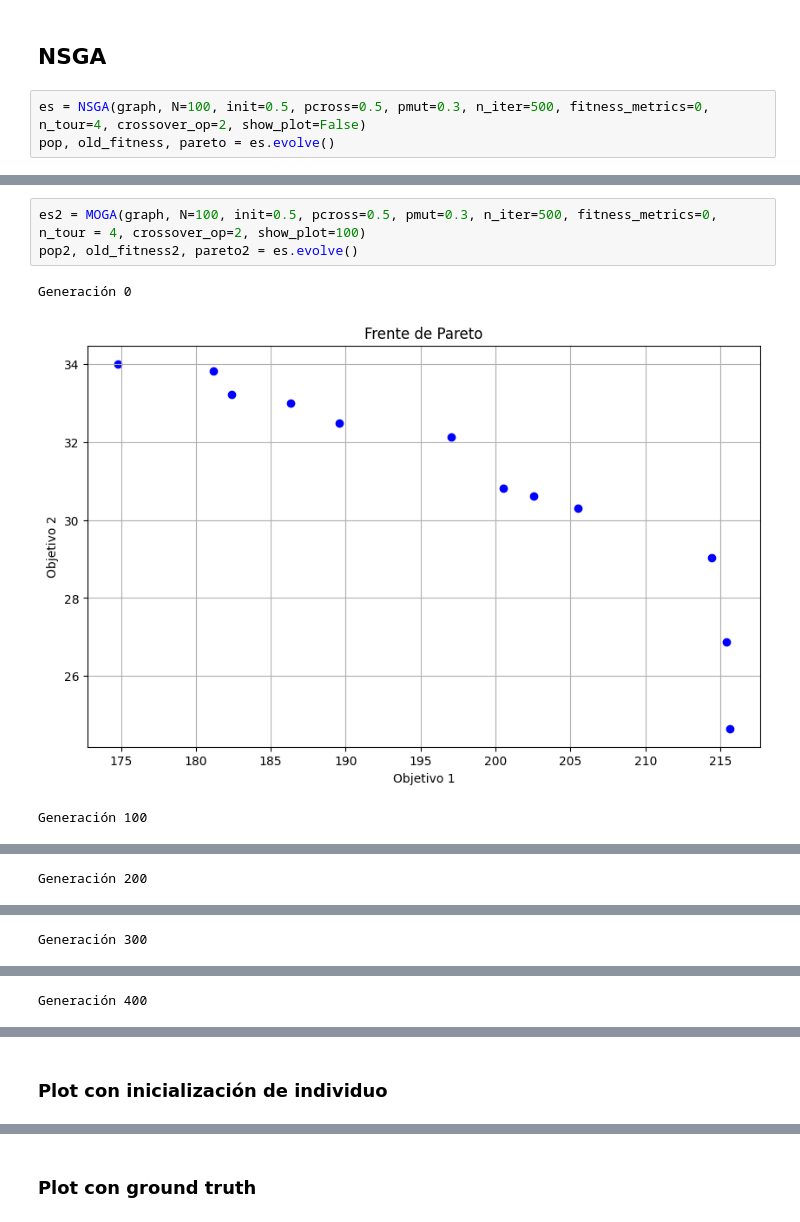
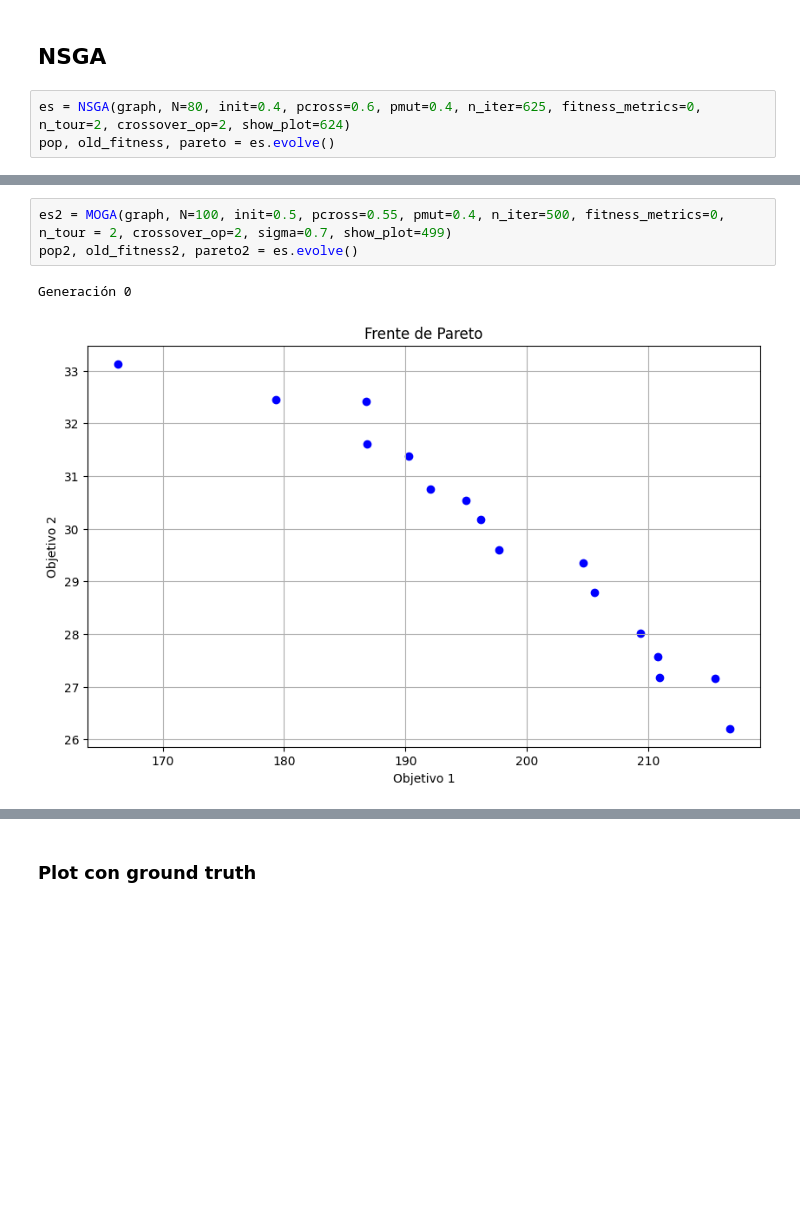
Before and after one commit to SamuReyes/GeneticCommunities, a Jupyter notebook: main.ipynb, the cells around one changed output, grey strips where cells are left out. Cells and saved outputs as stored; diff of their text form; blank space fills up the shorter version.

```diff
--- a/main.ipynb
+++ b/main.ipynb
@@ -13,6 +13,6 @@ graph = nx.relabel_nodes(graph, mapping)
 # %% [markdown]
 ## NSGA
 # %%
-es = NSGA(graph, N=100, init=0.5, pcross=0.5, pmut=0.3, n_iter=500, fitness_metrics=0, n_tour=4, crossover_op=2, show_plot=False)
+es = NSGA(graph, N=80, init=0.4, pcross=0.6, pmut=0.4, n_iter=625, fitness_metrics=0, n_tour=2, crossover_op=2, show_plot=624)
 pop, old_fitness, pareto = es.evolve()
 # %% [output]
@@ -28,7 +21,6 @@ print(pareto)
 # %%
-es2 = MOGA(graph, N=100, init=0.5, pcross=0.5, pmut=0.3, n_iter=500, fitness_metrics=0, n_tour = 4, crossover_op=2, show_plot=100)
+es2 = MOGA(graph, N=100, init=0.5, pcross=0.55, pmut=0.4, n_iter=500, fitness_metrics=0, n_tour = 2, crossover_op=2, sigma=0.7, show_plot=499)
 pop2, old_fitness2, pareto2 = es.evolve()
 # %% [output]
 Generación 0
-[figure, old version]
+[figure, new version]
-Generación 100
@@ -36 +26,0 @@ Generación 100
-Generación 200
@@ -38 +26,0 @@ Generación 200
-Generación 300
@@ -40 +26,0 @@ Generación 300
-Generación 400
@@ -42,2 +26,0 @@ Generación 400
-# %% [markdown]
-### Plot con inicialización de individuo
```
Also changed, not shown: parts of 7 cells of this notebook, 2 other files.
